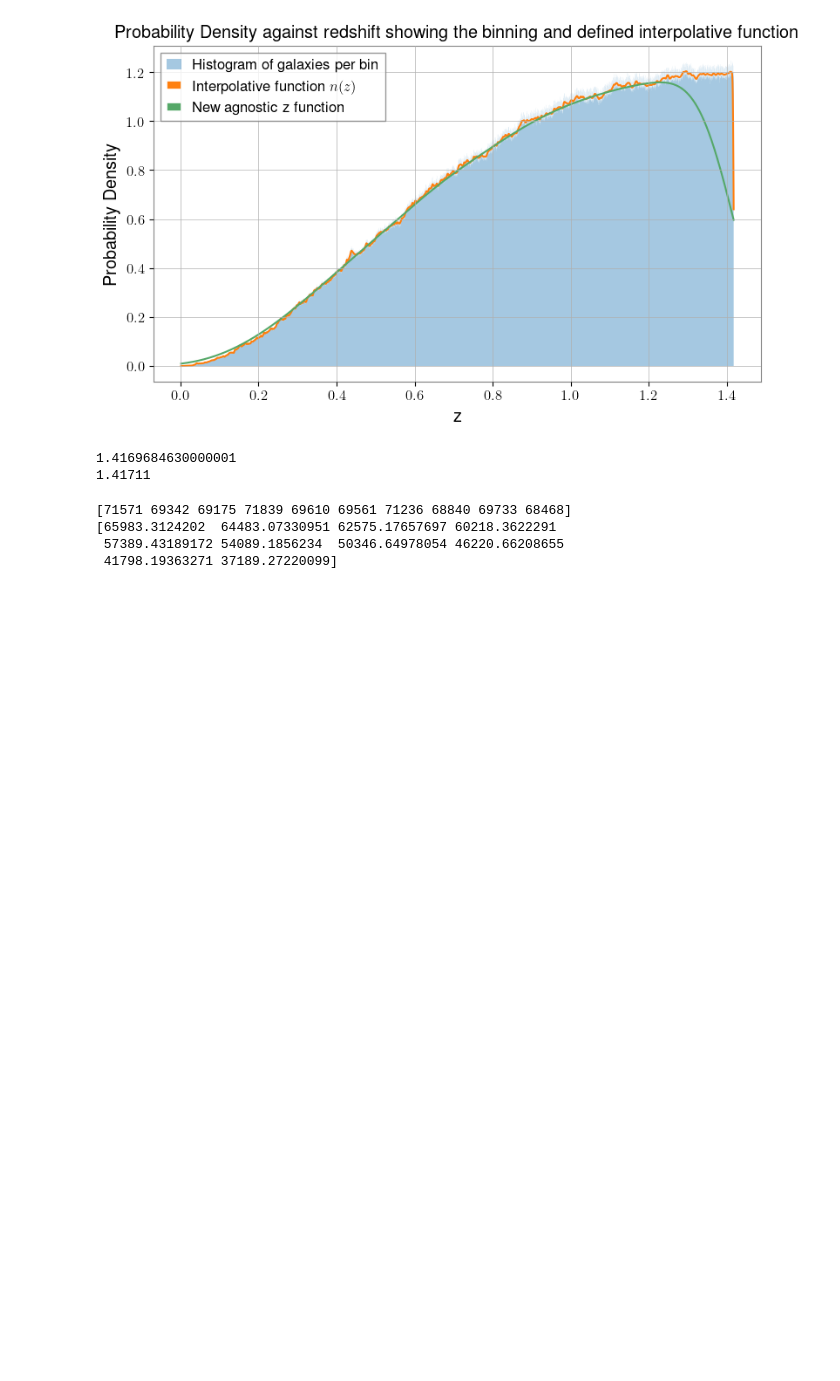
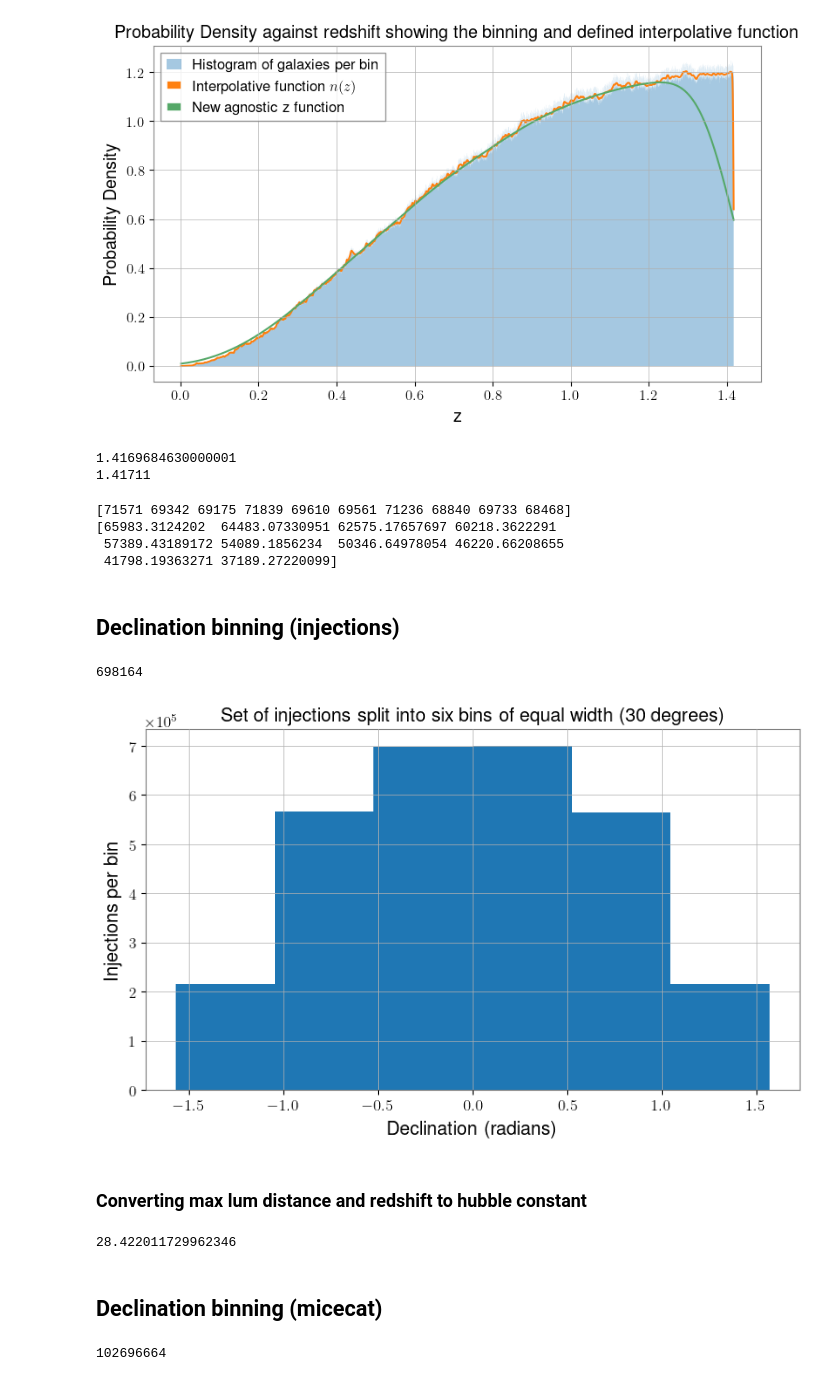
Before and after one commit to AStevens33/Cosmology-Masters-Project-, a Jupyter notebook: virtualenv.ipynb, the cells around one changed output. Cells and saved outputs as stored; diff of their text form; code cells hidden in the pictures; blank space fills up the shorter version.

```diff
--- a/virtualenv.ipynb
+++ b/virtualenv.ipynb
@@ -226,3 +247,50 @@ print(nz[-10:] * counts.sum() * bin_width)
  41798.19363271 37189.27220099]
 # %%
 smoothgaussz = np.interp(events['z'][detected], acentres, anz, left=0.0, right=0.0)
+# %% [markdown]
+## Declination binning (injections)
+# %%
+decinjedges = np.linspace(-90,90,7)
+raddecinjedges = (np.pi/180)*decinjedges
+deccounts,_ = np.histogram(events['declination'],bins=raddecinjedges)
+
+fig, ax = plt.subplots(figsize = (9,5))
+ax.stairs(deccounts, raddecinjedges, fill=True)
+ax.set_title('Set of injections split into six bins of equal width (30 degrees)')
+ax.set_xlabel('Declination (radians)')
+ax.set_ylabel('Injections per bin')
+plt.show
+
+# This sorts them into
+injband_idx = np.digitize(events['declination'], raddecinjedges[1:-1])
+injbands = {i: events[injband_idx == i] for i in range(6)}
+# %% [output]
+698164
+[figure, added]
+# %% [markdown]
+### Converting max lum distance and redshift to hubble constant
+# %%
+c_kmps = 299792.46
+
+omega_m = 0.25
+omega_lambda = 0.75
+
+hubble_integral,_ = quad(lambda z: 1/(np.sqrt(omega_m*(1+z)**3+omega_lambda)),0,micez.max())
+hubble_extreme = (1+micez.max())*(c_kmps/events['luminosity_distance'].max())*hubble_integral
+
+print(hubble_extreme)
+# %% [output]
+28.422011729962346
+# %% [markdown]
+## Declination binning (micecat)
+# %%
+#FOR MICECAT
+
+
+decedges = np.linspace(0,90,4)
+micedeccounts,_ = np.histogram(micecatdata['dec'], bins=decedges)
+
+miceband_idx = np.digitize(micecatdata['dec'], decedges[1:-1])
+micebands = {i: micecatdata[miceband_idx == i] for i in range(3)}
+# %% [output]
+102696664
```
Also changed, not shown: parts of 1 cell of this notebook, 1 other file.
